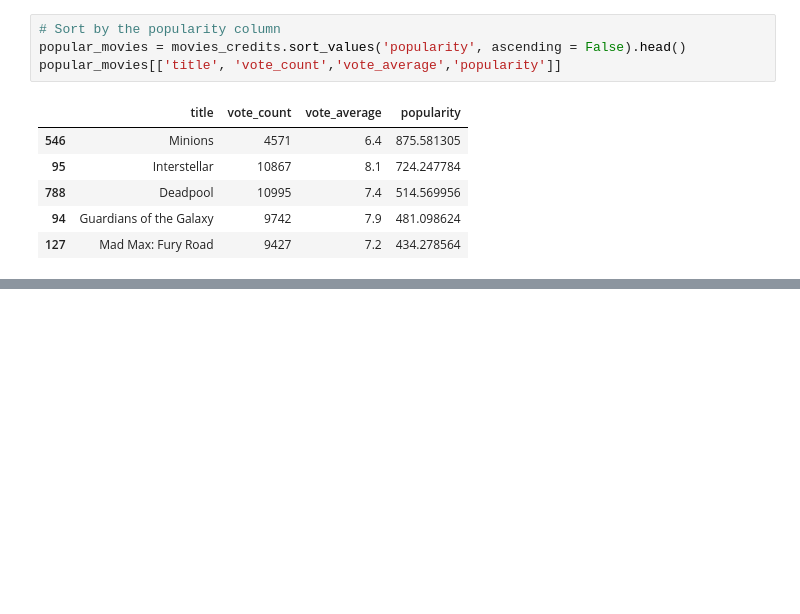
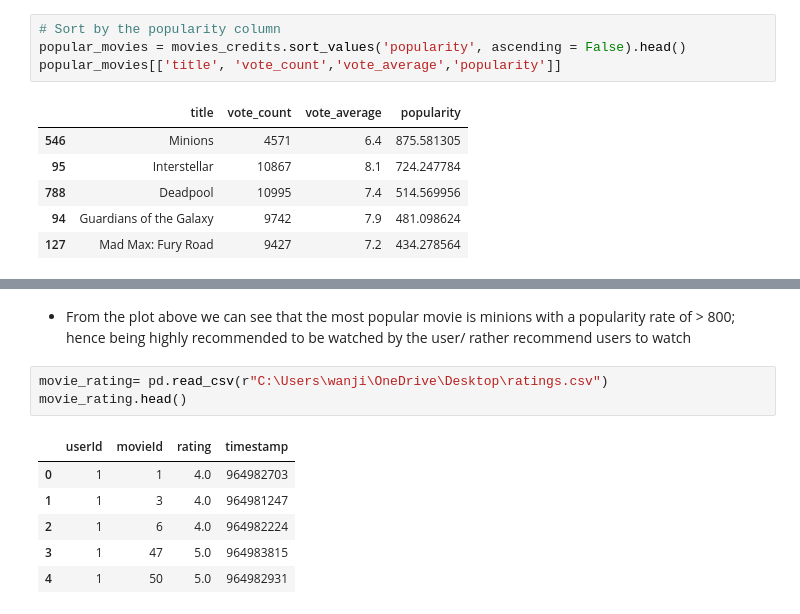
Before and after one commit to Edna722/Movie-Recommendation-Full-Project, a Jupyter notebook: Movie Recommendation.ipynb, the cells around one changed output, grey strips where cells are left out. Cells and saved outputs as stored; diff of their text form; blank space fills up the shorter version.

```diff
--- a/Movie Recommendation.ipynb
+++ b/Movie Recommendation.ipynb
@@ -422,0 +432,12 @@ popular_movies[['title', 'vote_count','vote_average','popularity']]
+# %% [markdown]
+* From the plot above we can see that the most popular movie is minions with a popularity rate of > 800; hence being highly recommended to be watched by the user/ rather recommend users to watch
+# %%
+movie_rating= pd.read_csv(r"C:\Users\wanji\OneDrive\Desktop\ratings.csv")
+movie_rating.head()
+# %% [output]
+|  | userId | movieId | rating | timestamp |
+| 0 | 1 | 1 | 4.0 | 964982703 |
+| 1 | 1 | 3 | 4.0 | 964981247 |
+| 2 | 1 | 6 | 4.0 | 964982224 |
+| 3 | 1 | 47 | 5.0 | 964983815 |
+| 4 | 1 | 50 | 5.0 | 964982931 |
```
Also changed, not shown: parts of 6 cells of this notebook.
